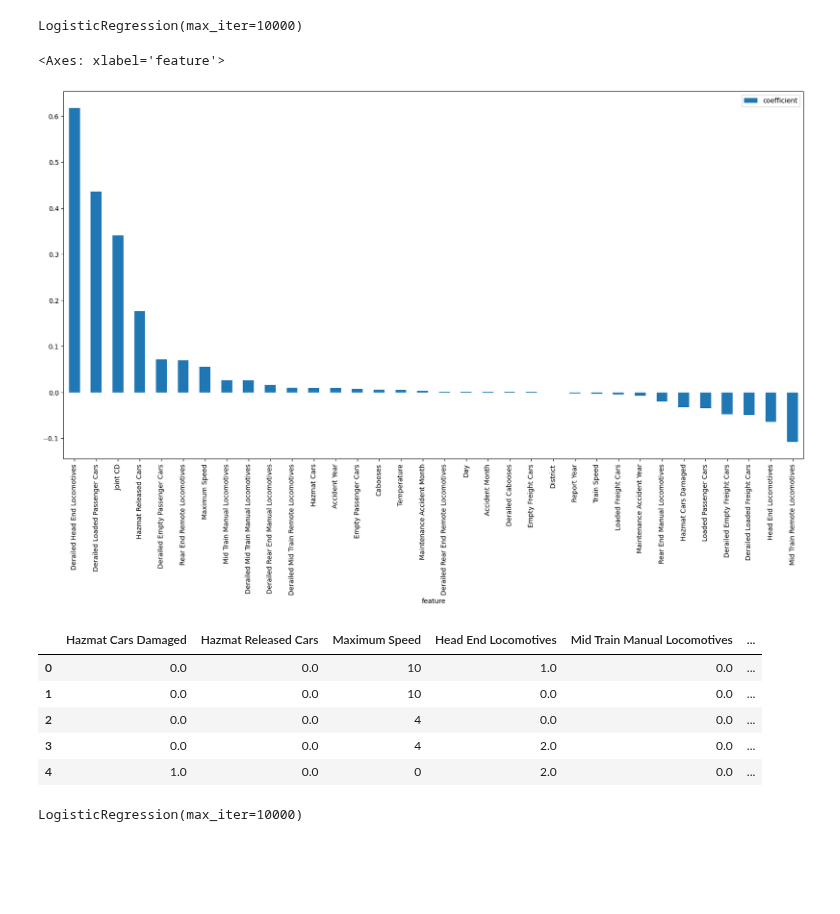
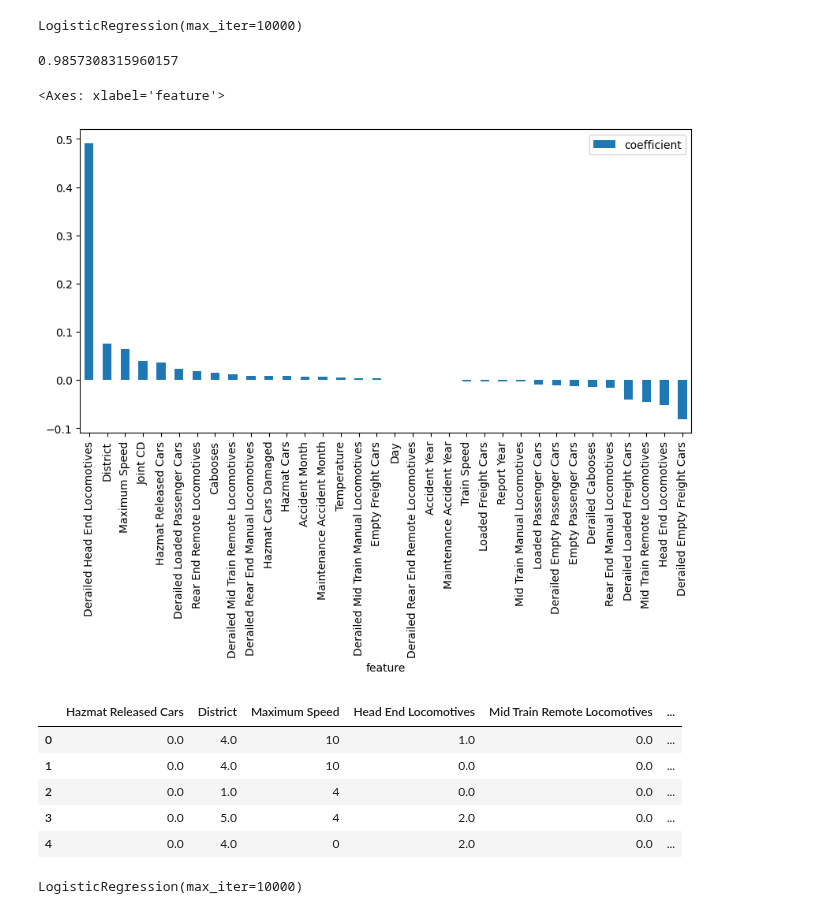
Before and after one commit to ndahlinuvm/Train-Derailment-287Project, a Jupyter notebook: log_reg.ipynb, the cells around one changed output. Cells and saved outputs as stored; diff of their text form; code cells hidden in the pictures; blank space fills up the shorter version.

```diff
--- a/log_reg.ipynb
+++ b/log_reg.ipynb
@@ -26,11 +27,12 @@ df.head()
 # %%
-# creating a column with a 1 if there were any deaths or injuries at all across all categories, 0 otherwise
-c = ['Railroad Employees Killed', 'Railroad Employees Injured', 'Passengers Killed', 'Passengers Injured', 'Others Killed', 'Others Injured', 'Persons Killed For Reporting Railroad', 'Persons Injured For Reporting Railroad', 'Total Persons Killed', 'Total Persons Injured', 'Total Killed Form 54', 'Total Injured Form 54']
-df['Casualty'] = np.where(df[c].sum(axis=1) > 0, 1, 0)
-# make sure this is an int64 type
-df['Casualty'] = df['Casualty'].astype('int64')
-# removing all the columns that had deaths or injuries
-df = df.drop(['Railroad Employees Killed', 'Railroad Employees Injured', 'Passengers Killed', 'Passengers Injured', 'Others Killed', 'Others Injured', 'Persons Killed For Reporting Railroad', 'Persons Injured For Reporting Railroad', 'Total Persons Killed', 'Total Persons Injured', 'Total Killed Form 54', 'Total Injured Form 54'], axis=1)
+# # creating a column with a 1 if there were any deaths or injuries at all across all categories, 0 otherwise
+# c = ['Railroad Employees Killed', 'Railroad Employees Injured', 'Passengers Killed', 'Passengers Injured', 'Others Killed', 'Others Injured', 'Persons Killed For Reporting Railroad', 'Persons Injured For Reporting Railroad', 'Total Persons Killed', 'Total Persons Injured', 'Total Killed Form 54', 'Total Injured Form 54']
+# df['Casualty'] = np.where(df[c].sum(axis=1) > 0, 1, 0)
+# # make sure this is an int64 type
+# df['Casualty'] = df['Casualty'].astype('int64')
+# casualty = df['Casualty']
+# # removing all the columns that had deaths or injuries
+# df = df.drop(['Railroad Employees Killed', 'Railroad Employees Injured', 'Passengers Killed', 'Passengers Injured', 'Others Killed', 'Others Injured', 'Persons Killed For Reporting Railroad', 'Persons Injured For Reporting Railroad', 'Total Persons Killed', 'Total Persons Injured', 'Total Killed Form 54', 'Total Injured Form 54'], axis=1)
 # %%
 # drop all non numeric columns
 df = df.select_dtypes(include=['float64', 'int64'])
@@ -90,50 +92,63 @@ Casualty                                 0
 dtype: int64
 215849
+# %%
+# split into train test
+from sklearn.model_selection import train_test_split
+X = df.drop(['deaths'], axis=1)
+# X = df.drop(['Casualty'], axis=1)
+y = df['deaths']
+# y = df['Casualty']
+X_train, X_test, y_train, y_test = train_test_split(X, y, test_size=0.2)
 # %%
 # Fit a logisitc regression across all variables trying to predict whether or not a person died
 log_reg = LogisticRegression(max_iter=10000)
-# deaths = df['deaths']
-casualty = df['Casualty']
-# log_reg.fit(df.drop(['deaths'], axis=1), df['deaths'])
-log_reg.fit(df.drop(['Casualty'], axis=1), df['Casualty'])
+log_reg.fit(X_train, y_train)
 # %% [output]
 LogisticRegression(max_iter=10000)
+# %%
+# print the accuracy of the model
+print(log_reg.score(X_test, y_test))
+# %% [output]
+0.9857308315960157
 # %%
 # match the coefficients to the column names
-# coefficients = pd.DataFrame({'feature': df.drop(['deaths'], axis=1).columns, 'coefficient': log_reg.coef_[0]})
-coefficients = pd.DataFrame({'feature': df.drop(['Casualty'], axis=1).columns, 'coefficient': log_reg.coef_[0]})
+coefficients = pd.DataFrame({'feature': df.drop(['deaths'], axis=1).columns, 'coefficient': log_reg.coef_[0]})
+# coefficients = pd.DataFrame({'feature': df.drop(['Casualty'], axis=1).columns, 'coefficient': log_reg.coef_[0]})
 # order the coefficients from highest to lowest
 coefficients.sort_values('coefficient', ascending=False)
-coefficients.sort_values('coefficient', ascending=False).plot.bar(x='feature', y='coefficient', figsize=(20,10))
+coefficients.sort_values('coefficient', ascending=False).plot.bar(x='feature', y='coefficient', figsize=(10,5))
 # %% [output]
 <Axes: xlabel='feature'>
-[figure, old version]
+[figure, new version]
 # %%
 # get list of coefficients that had a large impact on the model
-coefficients[abs(coefficients['coefficient']) > 0.01]
+coefficients[abs(coefficients['coefficient']) > 0.005]
 # this has to be absolute value because some coefficients are negative
-impacts = coefficients[abs(coefficients['coefficient']) > 0.01]['feature'].tolist()
+impacts = coefficients[abs(coefficients['coefficient']) > 0.005]['feature'].tolist()
 
 # keep only the columns that had a large impact on the model
 df = df[impacts]
 # add back in the deaths column
-# df['deaths'] = deaths
-df['Casualty'] = casualty
+df['deaths'] = deaths
+# df['Casualty'] = casualty
 
 df.head()
 # %% [output]
-|  | Hazmat Cars Damaged | Hazmat Released Cars | Maximum Speed | Head End Locomotives | Mid Train Manual Locomotives | ... |
-| 0 | 0.0 | 0.0 | 10 | 1.0 | 0.0 | ... |
-| 1 | 0.0 | 0.0 | 10 | 0.0 | 0.0 | ... |
-| 2 | 0.0 | 0.0 | 4 | 0.0 | 0.0 | ... |
-| 3 | 0.0 | 0.0 | 4 | 2.0 | 0.0 | ... |
-| 4 | 1.0 | 0.0 | 0 | 2.0 | 0.0 | ... |
+|  | Hazmat Released Cars | District | Maximum Speed | Head End Locomotives | Mid Train Remote Locomotives | ... |
+| 0 | 0.0 | 4.0 | 10 | 1.0 | 0.0 | ... |
+| 1 | 0.0 | 4.0 | 10 | 0.0 | 0.0 | ... |
+| 2 | 0.0 | 1.0 | 4 | 0.0 | 0.0 | ... |
+| 3 | 0.0 | 5.0 | 4 | 2.0 | 0.0 | ... |
+| 4 | 0.0 | 4.0 | 0 | 2.0 | 0.0 | ... |
 # %%
 # performing another logistic regression with only the columns that had a large impact on the model
-log_reg = LogisticRegression(max_iter=10000)
-# deaths = df['deaths']
-casualty = df['Casualty']
-# log_reg.fit(df.drop(['deaths'], axis=1), df['deaths'])
-log_reg.fit(df.drop(['Casualty'], axis=1), df['Casualty'])
+X = df.drop(['deaths'], axis=1)
+# X = df.drop(['Casualty'], axis=1)
+y = df['deaths']
+# y = df['Casualty']
+X_train, X_test, y_train, y_test = train_test_split(X, y, test_size=0.2)
-# %% [output]
-LogisticRegression(max_iter=10000)
+# %%
+log_reg = LogisticRegression(max_iter=10000)
+log_reg.fit(X_train, y_train)
+# %% [output]
+LogisticRegression(max_iter=10000)
```
Also changed, not shown: parts of 8 cells of this notebook, 4 other files.
